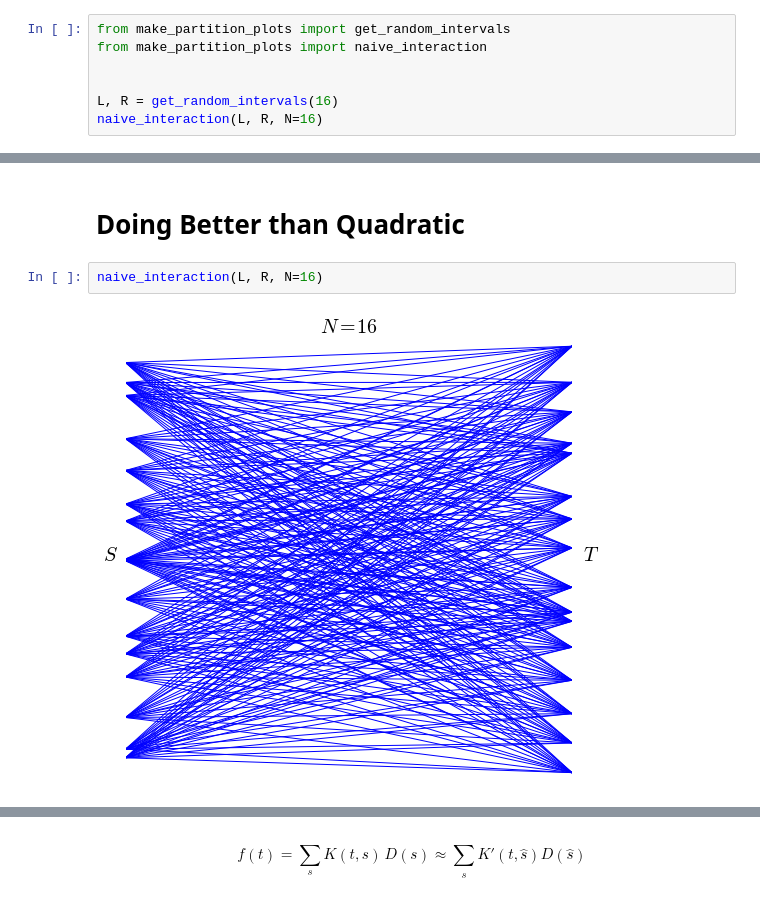
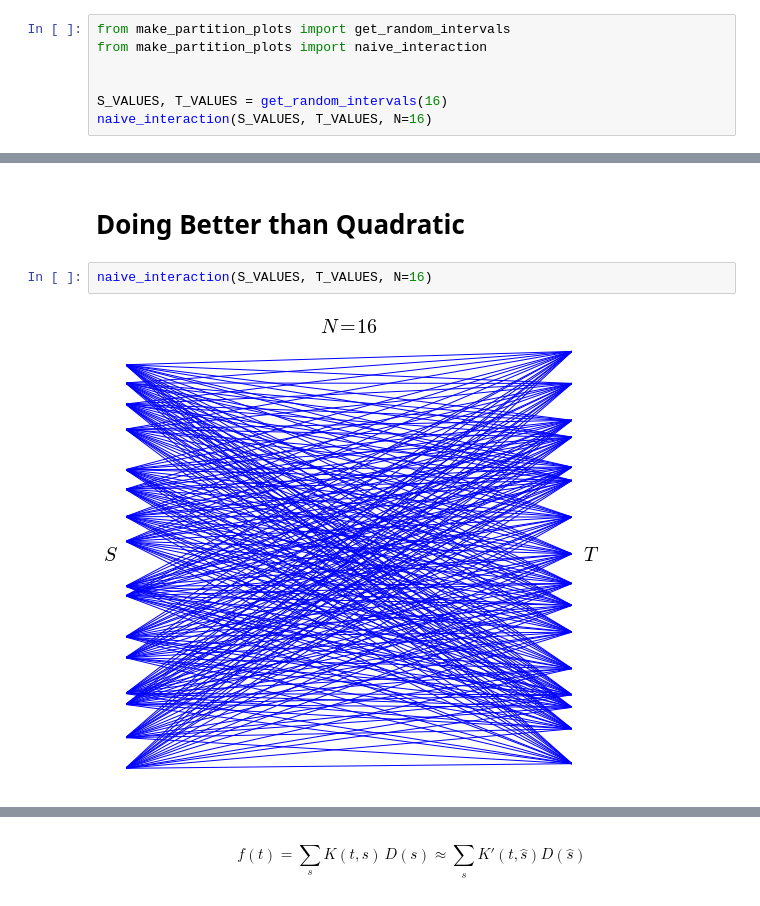
Before and after one commit to dhermes/butterfly-algorithm, a Jupyter notebook: butterfly.ipynb, the cells around one changed output, grey strips where cells are left out. Cells and saved outputs as stored; diff of their text form.

```diff
--- a/butterfly.ipynb
+++ b/butterfly.ipynb
@@ -118,6 +118,6 @@ from make_partition_plots import get_random_intervals
 from make_partition_plots import naive_interaction
 
 
-L, R = get_random_intervals(16)
-naive_interaction(L, R, N=16)
+S_VALUES, T_VALUES = get_random_intervals(16)
+naive_interaction(S_VALUES, T_VALUES, N=16)
 # %% [output]
@@ -179,7 +179,7 @@ $$\|e\|_2 = 3.65989629865 \cdot 10^{-10}$$
 # %% [markdown]
 <h1 class="bigtitle">Doing Better than Quadratic</h1>
 # %%
-naive_interaction(L, R, N=16)
+naive_interaction(S_VALUES, T_VALUES, N=16)
 # %% [output]
-[figure, old version]
+[figure, new version]
 # %%
```
Also changed, not shown: parts of 4 cells of this notebook.
